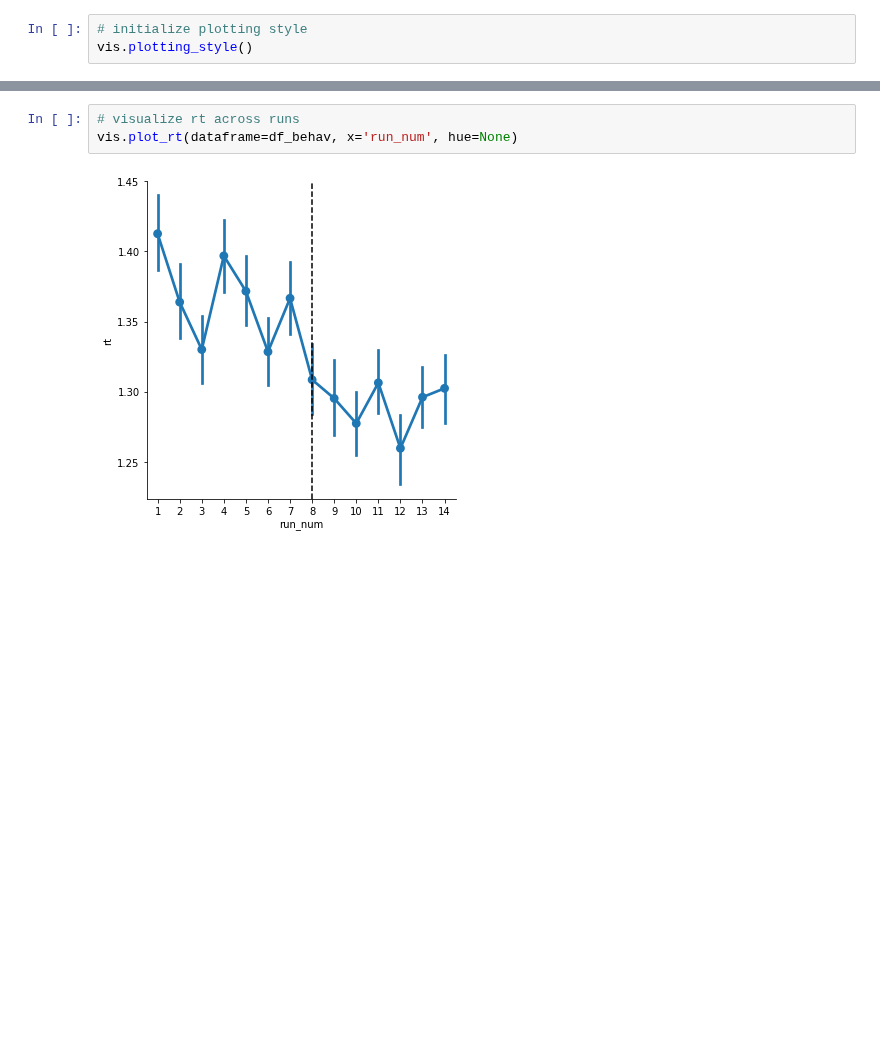
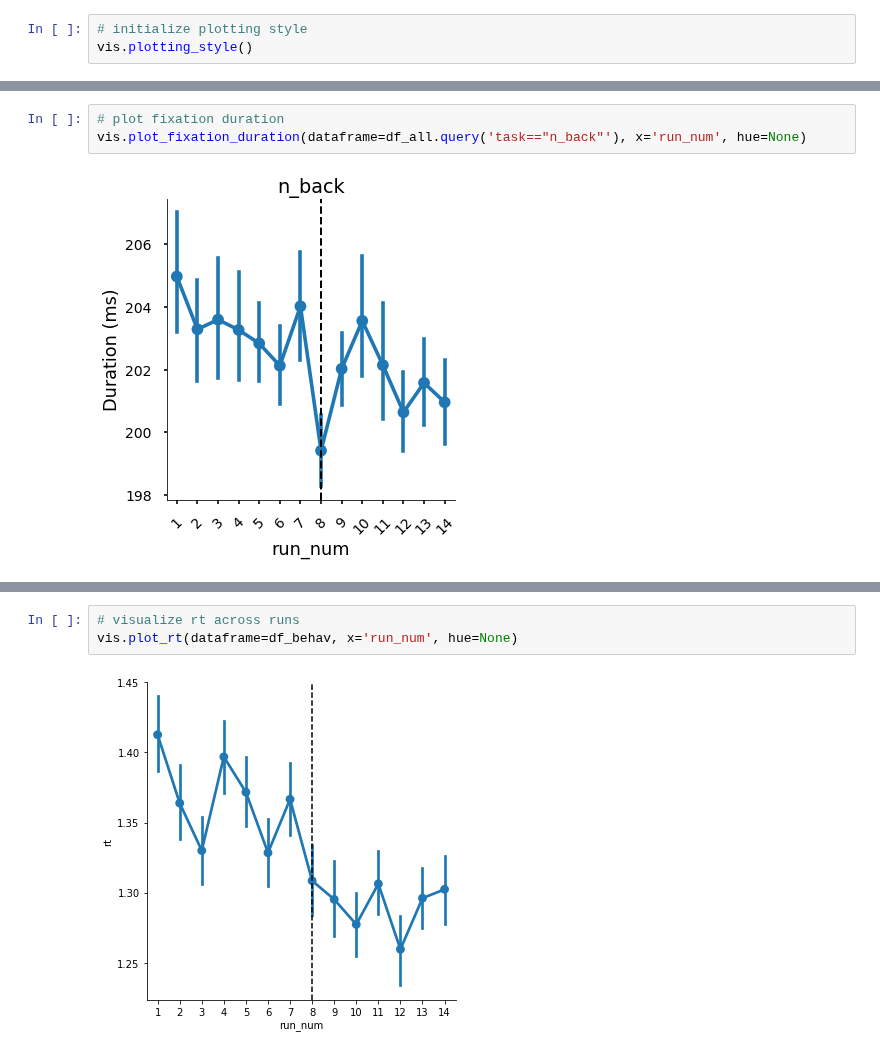
Before and after one commit to maedbhk/action_prediction, a Jupyter notebook: notebooks/1.0-mk-social_prediction.ipynb, the cells around one changed output, grey strips where cells are left out. Cells and saved outputs as stored; diff of their text form; blank space fills up the shorter version.

```diff
--- a/notebooks/1.0-mk-social_prediction.ipynb
+++ b/notebooks/1.0-mk-social_prediction.ipynb
@@ -36,0 +57,5 @@ vis.plotting_style()
+# %%
+# plot fixation duration
+vis.plot_fixation_duration(dataframe=df_all.query('task=="n_back"'), x='run_num', hue=None)
+# %% [output]
+[figure, added]
```
Also changed, not shown: parts of 8 cells of this notebook, 15 other files.
